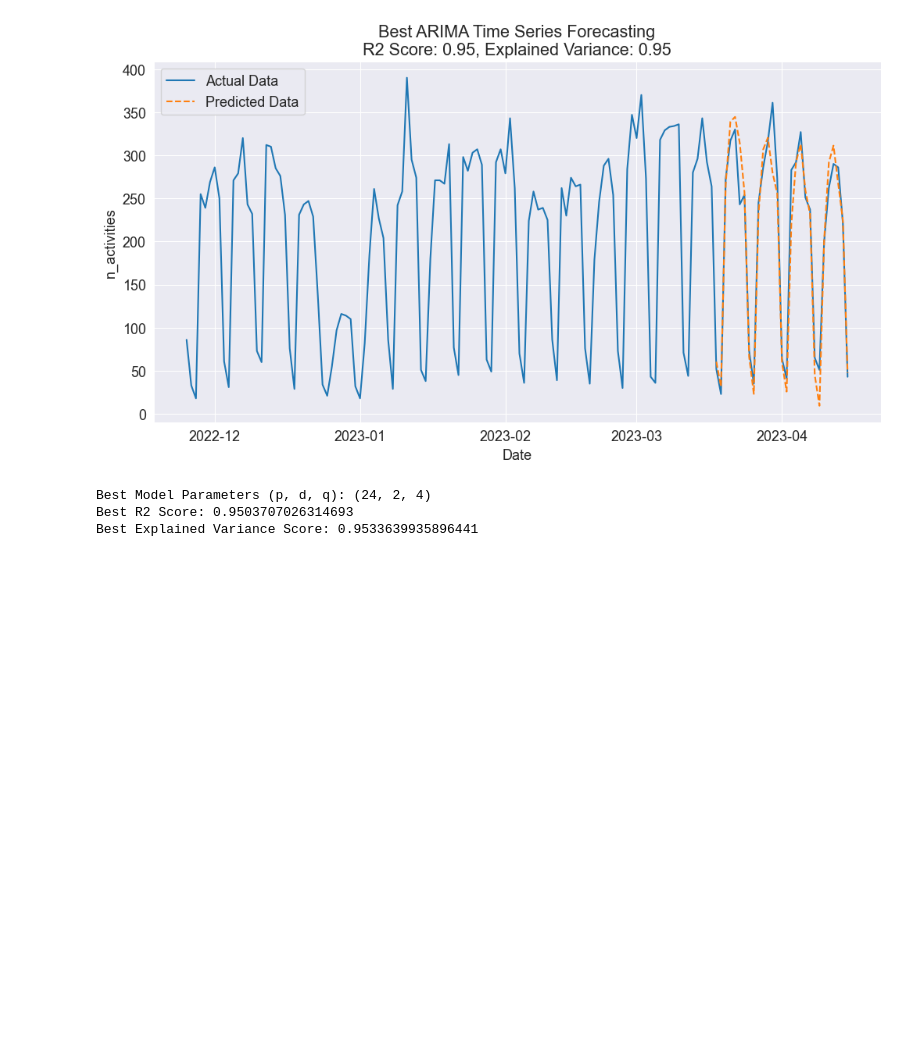
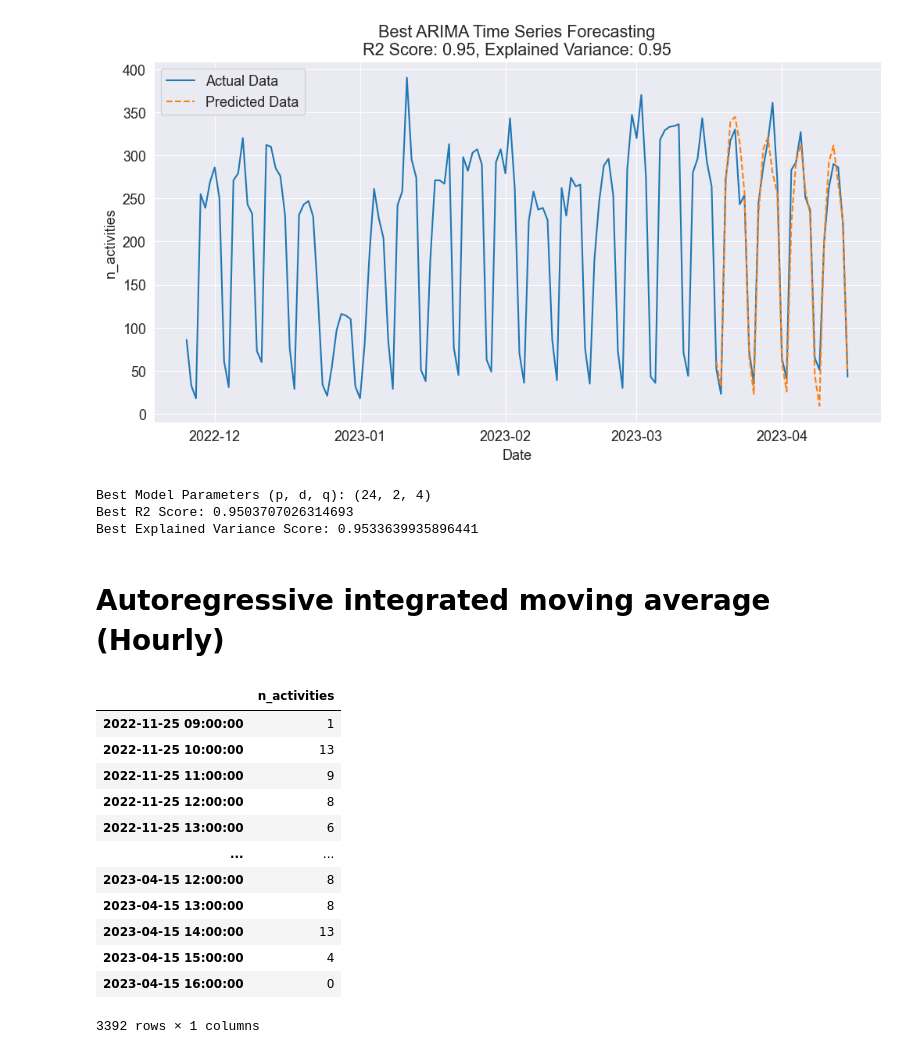
Before and after one commit to uhourri/GH-Bots-API, a Jupyter notebook: code/Time series forcasting.ipynb, the cells around one changed output. Saved outputs shown, nothing was run; the diff lists cells and outputs as text; code cells hidden in the pictures; blank space fills up the shorter version.

```diff
--- a/code/Time series forcasting.ipynb
+++ b/code/Time series forcasting.ipynb
@@ -294,3 +294,29 @@ print('Best Explained Variance Score:', best_explained_variance)
 Best Model Parameters (p, d, q): (24, 2, 4)
 Best R2 Score: 0.9503707026314693
 Best Explained Variance Score: 0.9533639935896441
+# %% [markdown]
+# Autoregressive integrated moving average (Hourly)
+# %%
+# Get the data of the top contributor 'sourcegraph-bot' to test time series decomposition method
+temp = (
+    activities_by_time[activities_by_time['contributor'] == 'codeclimate[bot]']
+    .drop(['contributor'], axis=1)
+    .reset_index(drop=True)
+    .set_index('datetime', drop=True)
+)
+temp.index.name = None
+temp
+# %% [output]
+|  | n_activities |
+| 2022-11-25 09:00:00 | 1 |
+| 2022-11-25 10:00:00 | 13 |
+| 2022-11-25 11:00:00 | 9 |
+| 2022-11-25 12:00:00 | 8 |
+| 2022-11-25 13:00:00 | 6 |
+| ... | ... |
+| 2023-04-15 12:00:00 | 8 |
+| 2023-04-15 13:00:00 | 8 |
+| 2023-04-15 14:00:00 | 13 |
+| 2023-04-15 15:00:00 | 4 |
+| 2023-04-15 16:00:00 | 0 |
+3392 rows × 1 columns
```
Also changed, not shown: parts of 1 cell of this notebook, 3 other files.
